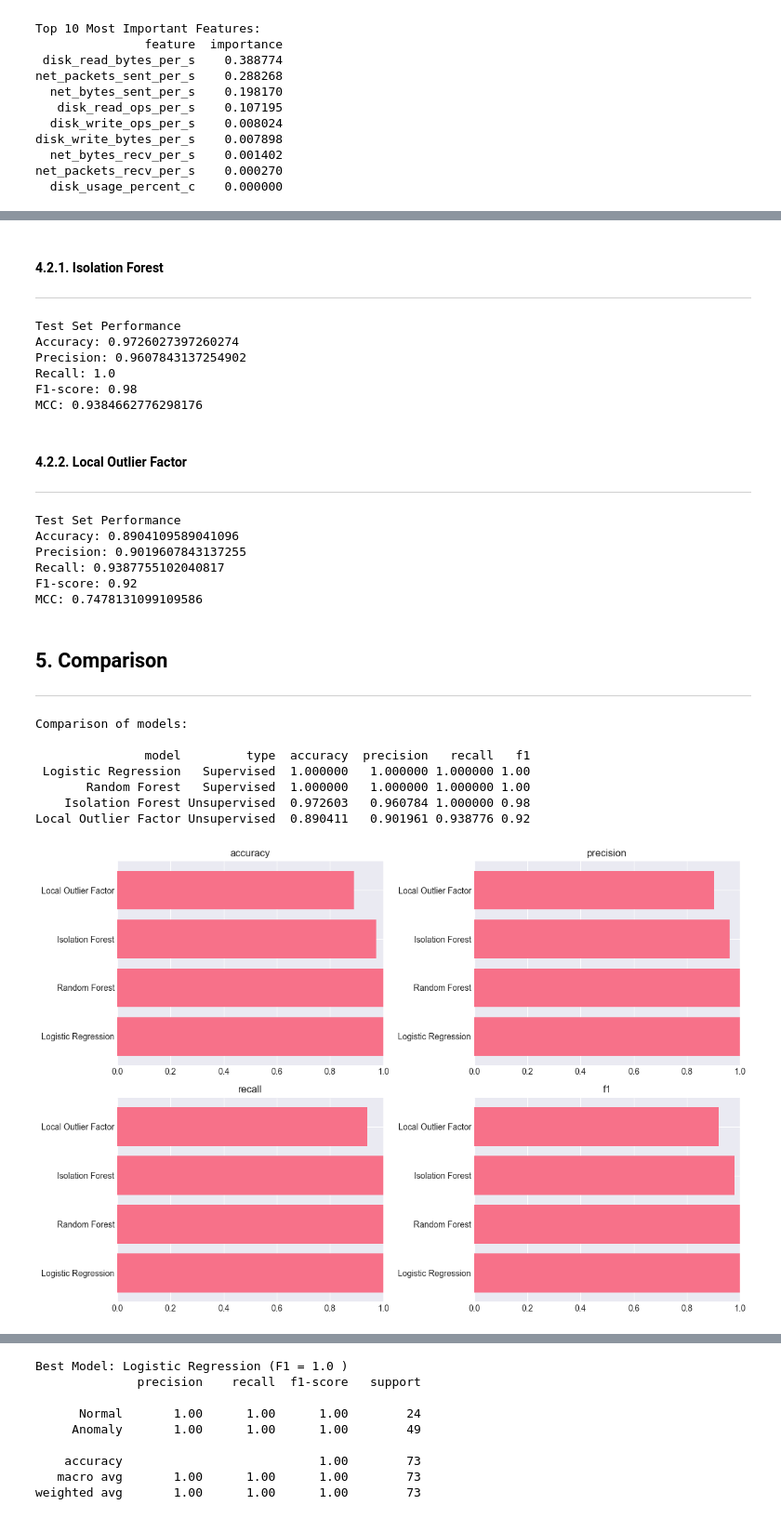
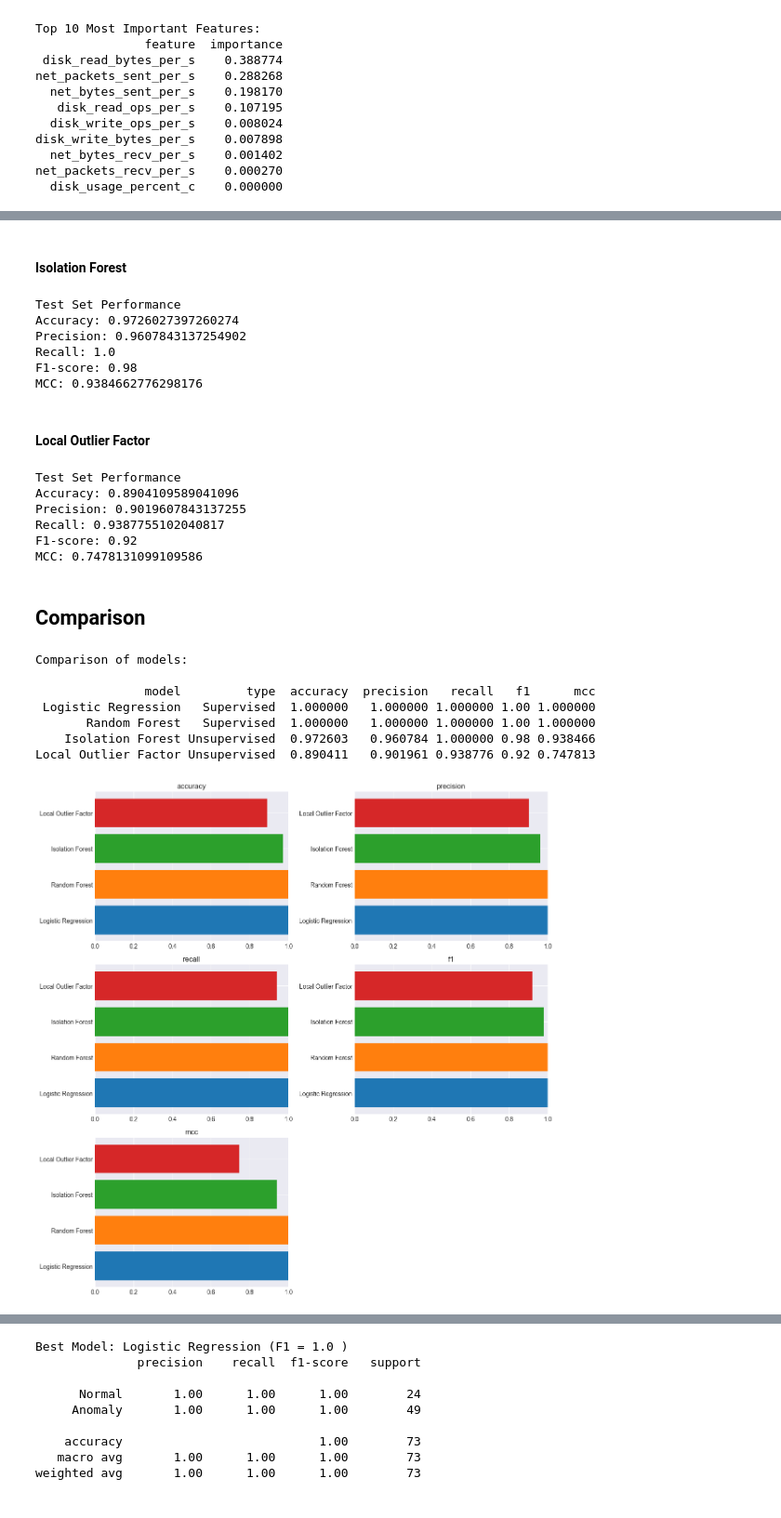
Before and after one commit to KevinShemili/DataCollectionMachineLearning, a Jupyter notebook: notebook/train.ipynb, the cells around one changed output, grey strips where cells are left out. Shown at 93% size. Drawn from its saved outputs; the diff is of its cells as text; code cells hidden in the pictures.

```diff
--- a/notebook/train.ipynb
+++ b/notebook/train.ipynb
@@ -240,7 +237,6 @@ lr_params = {"C": [0.01, 0.1, 1.0, 10.0, 100.0],
              "max_iter": [500, 1000, 1500]}
 
 best_lr_score = 0
-best_lr_params = None
 best_lr_model = None
 
 # Grid search using validation set
@@ -266,11 +262,9 @@ for C in lr_params["C"]:
         if score > best_lr_score:
             best_lr_score = score
             best_lr_model = model
-            best_lr_params = {"C": C, "max_iter": max_iter}
 
 # Evaluate on test set
 y_pred_lr = best_lr_model.predict(X_test_scaled) # type: ignore
-y_proba_lr = best_lr_model.predict_proba(X_test_scaled)[:, 1] # type: ignore
 
 print("\nTest Set Performance")
 print("Accuracy:", accuracy_score(y_test, y_pred_lr))
@@ -299,7 +292,6 @@ rf_params = {
 }
 
 best_rf_score = 0
-best_rf_params = None
 best_rf_model = None
 
 # Grid search
@@ -327,15 +319,9 @@ for n_estimators in rf_params["n_estimators"]:
             if score > best_rf_score:
                 best_rf_score = score
                 best_rf_model = model
-                best_rf_params = {
-                    "n_estimators": n_estimators,
-                    "max_depth": max_depth,
-                    "min_samples_split": min_samples_split,
-                }
 
 # Evaluate on test set
 y_pred_rf = best_rf_model.predict(X_test) # type: ignore
-y_proba_rf = best_rf_model.predict_proba(X_test)[:, 1] # type: ignore
 
 print("\nTest Set Performance")
 print("Accuracy:", accuracy_score(y_test, y_pred_rf))
@@ -378,6 +363,5 @@ net_packets_recv_per_s    0.000270
 # %% [markdown]
-#### 4.2.1. Isolation Forest
----
+#### Isolation Forest
 # %%
 # Hyperparameter grid
 iso_params = {
@@ -387,7 +371,6 @@ iso_params = {
 }
 
 best_iso_score = 0
-best_iso_params = None
 best_iso_model = None
 
 # Train Isolation Forest only on normal data
@@ -417,11 +400,6 @@ for contamination in iso_params["contamination"]:
             if score > best_iso_score:
                 best_iso_score = score
                 best_iso_model = model
-                best_iso_params = {
-                    "contamination": contamination,
-                    "n_estimators": n_estimators,
-                    "max_samples": max_samples,
-                }
 
 # Evaluate on test set
 raw_test = best_iso_model.predict(X_test) # type: ignore
@@ -443,8 +421,7 @@ Recall: 1.0
 F1-score: 0.98
 MCC: 0.9384662776298176
 # %% [markdown]
-#### 4.2.2. Local Outlier Factor
----
+#### Local Outlier Factor
 # %%
 # Hyperparameter grid
 lof_params = {
@@ -455,7 +432,6 @@ lof_params = {
 
 best_lof_score = 0
 best_lof_model = None
-best_lof_params = None
 
 # Train on NORMAL behaviour only (scaled)
 X_train_normal_scaled = X_train_scaled[y_train == 0]
@@ -484,11 +460,7 @@ for n_neighbors in lof_params["n_neighbors"]:
             if score > best_lof_score:
                 best_lof_score = score
                 best_lof_model = model
-                best_lof_params = {
-                    "n_neighbors": n_neighbors,
-                    "contamination": contamination,
-                    "metric": metric,
-                }
+
 
 # Evaluate on test set
 raw_test = best_lof_model.predict(X_test_scaled) # type: ignore
@@ -510,8 +482,7 @@ Recall: 0.9387755102040817
 F1-score: 0.92
 MCC: 0.7478131099109586
 # %% [markdown]
-## 5. Comparison
----
+## Comparison
 # %%
 results = pd.DataFrame(
     [
@@ -522,6 +493,7 @@ results = pd.DataFrame(
             "precision": precision_score(y_test, y_pred_lr),
             "recall": recall_score(y_test, y_pred_lr),
             "f1": f1_score(y_test, y_pred_lr),
+            "mcc": matthews_corrcoef(y_test, y_pred_lr),
         },
         {
             "model": "Random Forest",
@@ -530,6 +502,7 @@ results = pd.DataFrame(
             "precision": precision_score(y_test, y_pred_rf),
             "recall": recall_score(y_test, y_pred_rf),
             "f1": f1_score(y_test, y_pred_rf),
+            "mcc": matthews_corrcoef(y_test, y_pred_rf),
         },
         {
             "model": "Isolation Forest",
@@ -538,39 +511,43 @@ results = pd.DataFrame(
             "precision": precision_score(y_test, y_pred_iso),
             "recall": recall_score(y_test, y_pred_iso),
             "f1": f1_score(y_test, y_pred_iso),
+            "mcc": matthews_corrcoef(y_test, y_pred_iso),
         },
         {
             "model": "Local Outlier Factor",
             "type": "Unsupervised",
             "accuracy": accuracy_score(y_test, y_pred_lof),
             "precision": precision_score(y_test, y_pred_lof),
             "recall": recall_score(y_test, y_pred_lof),
             "f1": f1_score(y_test, y_pred_lof),
+            "mcc": matthews_corrcoef(y_test, y_pred_lof),
         },
     ]
 )
 
 print("Comparison of models:\n")
 print(results.sort_values("f1", ascending=False).to_string(index=False))
 
 # Simple visualization: one plot per metric
-metrics = ["accuracy", "precision", "recall", "f1"]
-fig, axes = plt.subplots(2, 2, figsize=(12, 8))
+metrics = ["accuracy", "precision", "recall", "f1", "mcc"]
+colors = ["tab:blue", "tab:orange", "tab:green", "tab:red"]
+fig, axes = plt.subplots(3, 2, figsize=(12, 12))
 axes = axes.flatten()
 for i in range(len(metrics)):
     metric = metrics[i]
     ax = axes[i]
-    ax.barh(results["model"], results[metric])
+    ax.barh(results["model"], results[metric], color=colors)
     ax.set_title(metric)
     ax.set_xlim(0, 1)
+axes[-1].axis("off")
 plt.tight_layout()
 plt.show()
 # %% [output]
 Comparison of models:
 
-               model         type  accuracy  precision   recall   f1
- Logistic Regression   Supervised  1.000000   1.000000 1.000000 1.00
-       Random Forest   Supervised  1.000000   1.000000 1.000000 1.00
-    Isolation Forest Unsupervised  0.972603   0.960784 1.000000 0.98
-Local Outlier Factor Unsupervised  0.890411   0.901961 0.938776 0.92
+               model         type  accuracy  precision   recall   f1      mcc
+ Logistic Regression   Supervised  1.000000   1.000000 1.000000 1.00 1.000000
+       Random Forest   Supervised  1.000000   1.000000 1.000000 1.00 1.000000
+    Isolation Forest Unsupervised  0.972603   0.960784 1.000000 0.98 0.938466
+Local Outlier Factor Unsupervised  0.890411   0.901961 0.938776 0.92 0.747813
-[figure, old version]
+[figure, new version]
```
Also changed, not shown: parts of 12 cells of this notebook.
